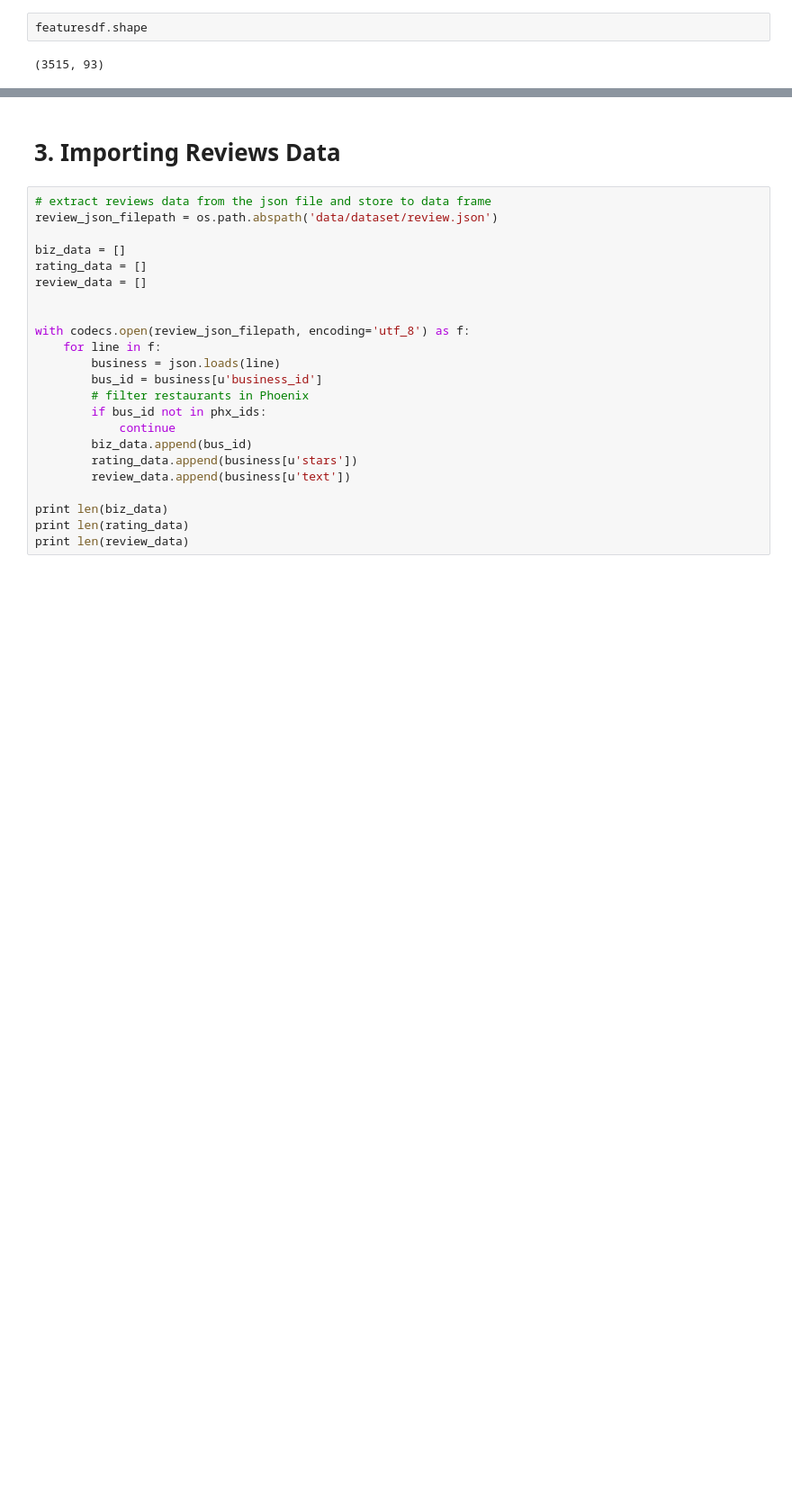
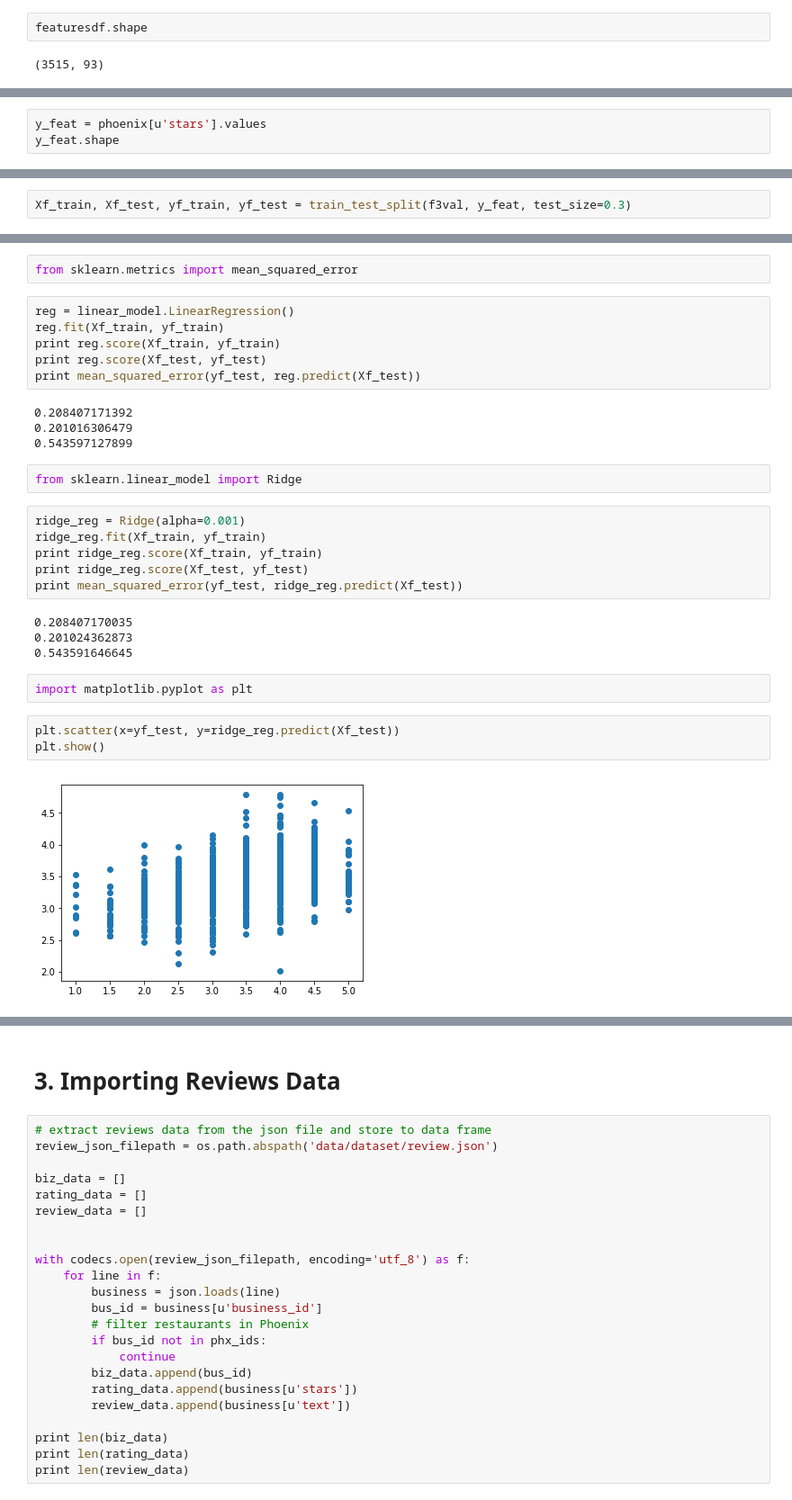
Before and after one commit to IvanTodorovic78/Capstone2, a Jupyter notebook: Restaurants.ipynb, the cells around one changed output, grey strips where cells are left out. Shown: that part at 90% size. Saved outputs shown, nothing was run; the diff lists cells and outputs as text; blank space fills up the shorter version.

```diff
--- a/Restaurants.ipynb
+++ b/Restaurants.ipynb
@@ -191,0 +446,3 @@ Index([u'address', u'attributes.AcceptsInsurance', u'attributes.AgesAllowed',
+# %%
+y_feat = phoenix[u'stars'].values
+y_feat.shape
@@ -191,0 +453,2 @@ Index([u'address', u'attributes.AcceptsInsurance', u'attributes.AgesAllowed',
+# %%
+Xf_train, Xf_test, yf_train, yf_test = train_test_split(f3val, y_feat, test_size=0.3)
@@ -191,0 +461,31 @@ Index([u'address', u'attributes.AcceptsInsurance', u'attributes.AgesAllowed',
+# %%
+from sklearn.metrics import mean_squared_error
+# %%
+reg = linear_model.LinearRegression()
+reg.fit(Xf_train, yf_train)
+print reg.score(Xf_train, yf_train)
+print reg.score(Xf_test, yf_test)
+print mean_squared_error(yf_test, reg.predict(Xf_test))
+# %% [output]
+0.208407171392
+0.201016306479
+0.543597127899
+# %%
+from sklearn.linear_model import Ridge
+# %%
+ridge_reg = Ridge(alpha=0.001)
+ridge_reg.fit(Xf_train, yf_train)
+print ridge_reg.score(Xf_train, yf_train)
+print ridge_reg.score(Xf_test, yf_test)
+print mean_squared_error(yf_test, ridge_reg.predict(Xf_test))
+# %% [output]
+0.208407170035
+0.201024362873
+0.543591646645
+# %%
+import matplotlib.pyplot as plt
+# %%
+plt.scatter(x=yf_test, y=ridge_reg.predict(Xf_test))
+plt.show()
+# %% [output]
+[figure, added]
```
Also changed, not shown: parts of 66 cells of this notebook, 2 other files.
